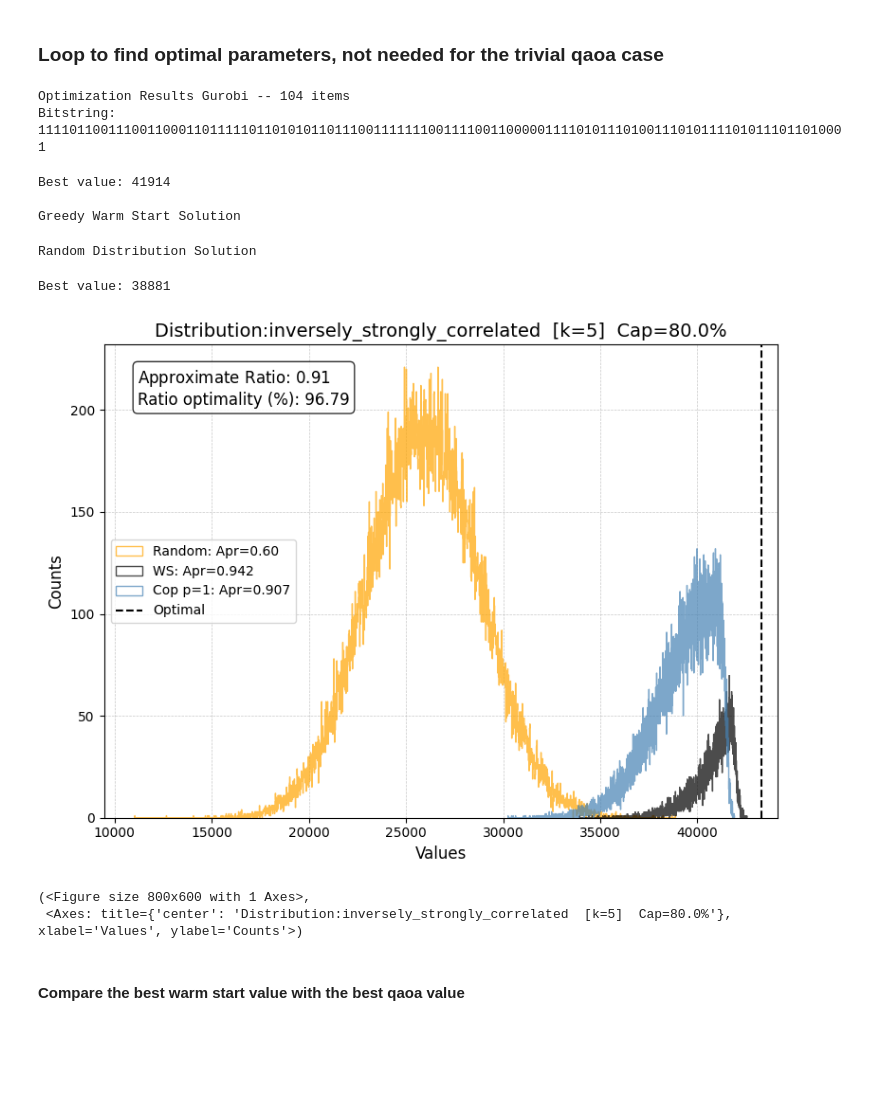
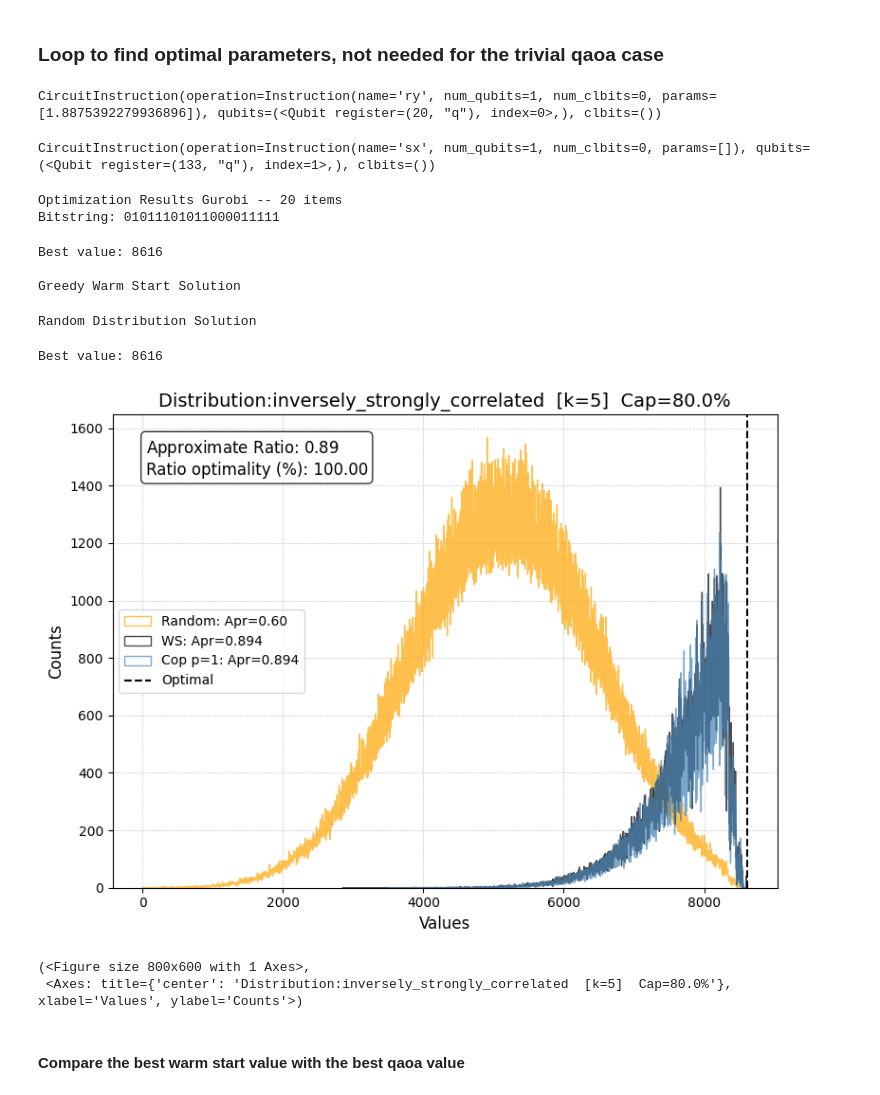
Before and after one commit to jhoule42/xQAOA_unit_commitment, a Jupyter notebook: ibrahim_test.ipynb, the cells around one changed output. Drawn from its saved outputs; the diff is of its cells as text; code cells hidden in the pictures; blank space fills up the shorter version.

Commit message:
record agreement between trivial qaoa and ws

```diff
--- a/ibrahim_test.ipynb
+++ b/ibrahim_test.ipynb
@@ -37,8 +37,9 @@ Backend Connected.
 from qiskit.transpiler import generate_preset_pass_manager
 
 pm = generate_preset_pass_manager(optimization_level=3, backend=backend)
-n = 104 # number of qubits
-shots = 100_000 # number of shots
+#n = 104 # number of qubits
+n=20
+shots = 1000_000 # number of shots
 p = 1 # number of layers for the QAOA circuit
 load_factor = 0.8  # if set to None; random load between [0.25-0.75] max weight
 light_cone = True
@@ -65,13 +66,13 @@ def cost_hamiltonian_paulis_op(n, v):
     for i in range(n):
         # Z_i term
         z_string = ['I'] * n
-        z_string[i] = 'Z'
+        z_string[i] = 'Y'
         pauli_terms.append(''.join(z_string))
-        coeffs.append(-v[i]/2)  # coefficient for -Z_i
+        coeffs.append(-v[i])  # coefficient for -Z_i
 
-    # Add the identity part: sum_i v_i / 2
-    pauli_terms.append('I' * n)
-    coeffs.append(sum(v)/2)
+    # # Add the identity part: sum_i v_i / 2
+    # pauli_terms.append('I' * n)
+    # coeffs.append(sum(v)/2)
 
     return SparsePauliOp.from_list(list(zip(pauli_terms, coeffs)))
 
@@ -120,14 +121,14 @@ basis_gates = backend.basis_gates
 
 # initialize noisy simulator
 estimator_mps = EstimatorV2(
-    options={"backend_options": {"method": "matrix_product_state",
+    options={"backend_options": {#"method": "matrix_product_state",
                                  "noise_model": nm,
                                  "coupling_map":coupling_map,
                                  },
                                })
 
 sampler_mps = SamplerV2(
-    options={"backend_options": {"method": "matrix_product_state",
+    options={"backend_options": {#"method": "matrix_product_state",
                                  "noise_model": nm,
                                  "coupling_map":coupling_map,
                                  },
@@ -235,7 +236,7 @@ def cost_func_lightcone(params_values, ansatz, hamiltonian, estimator, light_con
 # list_reduced_circuit = []
 # params = list(qaoa_ansatz.parameters)
 
-# mapped_H_for_lc = cost_hamiltonian.apply_layout(transpiled_circuit.layout)
+mapped_H_for_lc = cost_hamiltonian.apply_layout(transpiled_circuit.layout)
 # lc_data = compute_light_cone_circuits(transpiled_circuit, mapped_H_for_lc) # Pass the same circuit
 
 # plt.figure(figsize=(30, 5))
@@ -275,14 +276,23 @@ def cost_func_lightcone(params_values, ansatz, hamiltonian, estimator, light_con
 #pick out best final param
 
 #[i for i in range(len(x_vals)) if y_vals[i] == np.max(y_vals)]
+# %%
+initial_state_qc.data[0]
+# %% [output]
+CircuitInstruction(operation=Instruction(name='ry', num_qubits=1, num_clbits=0, params=[1.8875392279936896]), qubits=(<Qubit register=(20, "q"), index=0>,), clbits=())
+# %%
+transpiled_circuit.data[0]
+# %% [output]
+CircuitInstruction(operation=Instruction(name='sx', num_qubits=1, num_clbits=0, params=[]), qubits=(<Qubit register=(133, "q"), index=1>,), clbits=())
 # %%
 from scripts.utils.kp_utils import probabilty_success
 
 est = False
 
 if light_cone:
-    opt_circuit_lc = transpiled_circuit
+    #opt_circuit_lc = transpiled_circuit
     #opt_circuit_lc = initial_state_qc
+    opt_circuit_lc= qaoa_ansatz.assign_parameters([0,0])
     if est:
         job_lc = estimator_mps.run([(opt_circuit_lc, mapped_H_for_lc)])
     else:
@@ -334,11 +344,11 @@ if not est:
 
 print("\nGreedy Warm Start Solution")
 
-def logistic_bias(v, w, c, k):
-    """Creates a biased initial distribution using the logistic function."""
-    r = np.array(v) / np.array(w)
-    C = (sum(w) / c) - 1
-    return 1 / (1 + C * np.exp(-k * (r - r.mean())))
+# def logistic_bias(v, w, c, k):
+#     """Creates a biased initial distribution using the logistic function."""
+#     r = np.array(v) / np.array(w)
+#     C = (sum(w) / c) - 1
+#     return 1 / (1 + C * np.exp(-k * (r - r.mean())))
 
 # Calculate probabilities using logistic_bias
 r = v/w # Calculate r_i = v_i/w_i ratios
@@ -374,38 +384,38 @@ print(f"Best value: {max(dict_bit_values_random.keys())}")
 data_dict = {
 f"Random: Apr={aprox_ratio_random:.2f}": dict_bit_values_random,
    f"WS: Apr={aprox_ratio_ws:.3f}": dict_bit_values_ws,
    f"Cop p=1: Apr={aprox_ratio:.3f}": dict_bit_values_lc_rev,
 }
 # Custom colors
 colors = {
     f"Random: Apr={aprox_ratio_random:.2f}": "orange",
     f"WS: Apr={aprox_ratio_ws:.3f}": 'black',
     f"Cop p=1: Apr={aprox_ratio:.3f}": "steelblue",
 }
 # Annotations
 annotations = {
    r"$\mathrm{Approximate\ Ratio}$": np.round(aprox_ratio, 2),
    "Ratio optimality (%)": np.round(best_value /value_opt *100, 2),
 }
 plot_multiple_distributions(
     data_dict=data_dict,
     min_cost=value_opt,
     colors=colors,
     nb_bins=2000,
     log=False,
     annotations=annotations,
     figsize=(8, 6),
     title=f"Distribution:{func_distribution.__name__[9:]}  [k={k_range}]  Cap={load_factor*100}%"
 )
 # %% [output]
-Optimization Results Gurobi -- 104 items
-Bitstring: 11110110011100110001101111101101010110111001111111001111001100000111101011101001110101111010111011010001
+Optimization Results Gurobi -- 20 items
+Bitstring: 01011101011000011111
-Best value: 41914
+Best value: 8616
 
 Greedy Warm Start Solution
 Random Distribution Solution
-Best value: 38881
+Best value: 8616
-[figure, old version]
+[figure, new version]
 (<Figure size 800x600 with 1 Axes>,
  <Axes: title={'center': 'Distribution:inversely_strongly_correlated  [k=5]  Cap=80.0%'}, xlabel='Values', ylabel='Counts'>)
 # %% [markdown]
```
Also changed, not shown: parts of 6 cells of this notebook.
